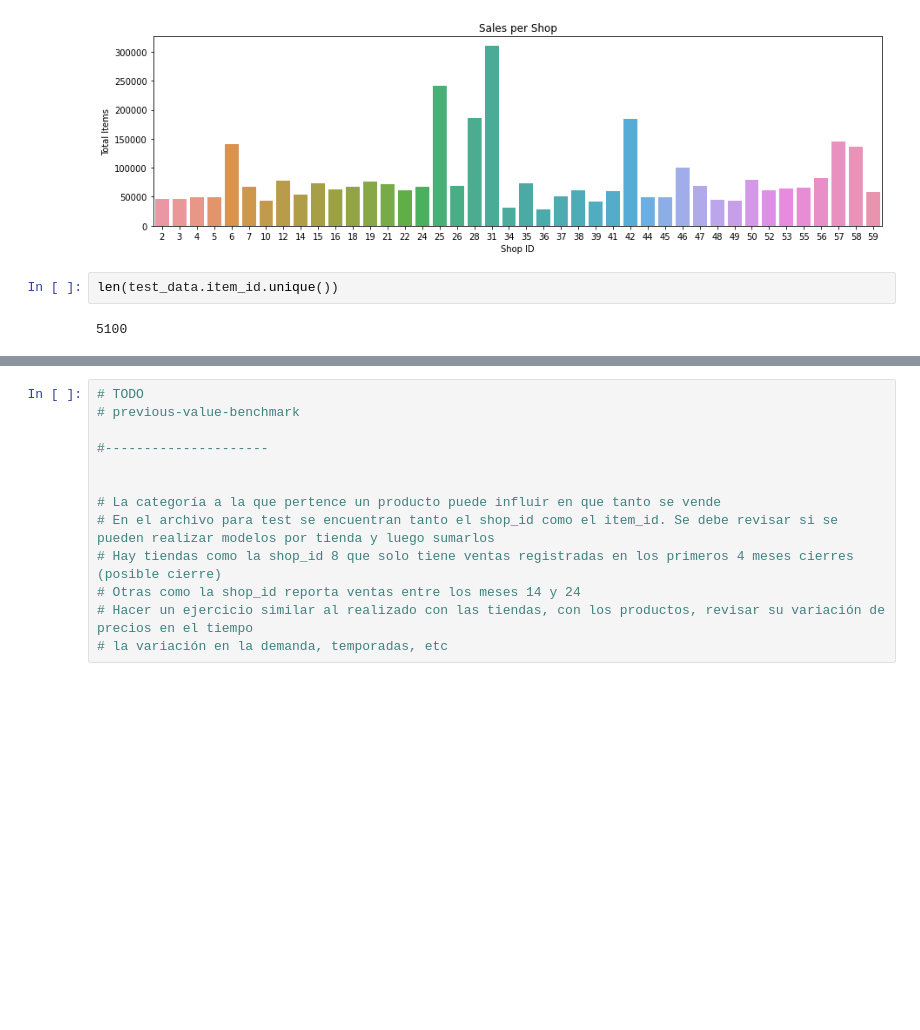
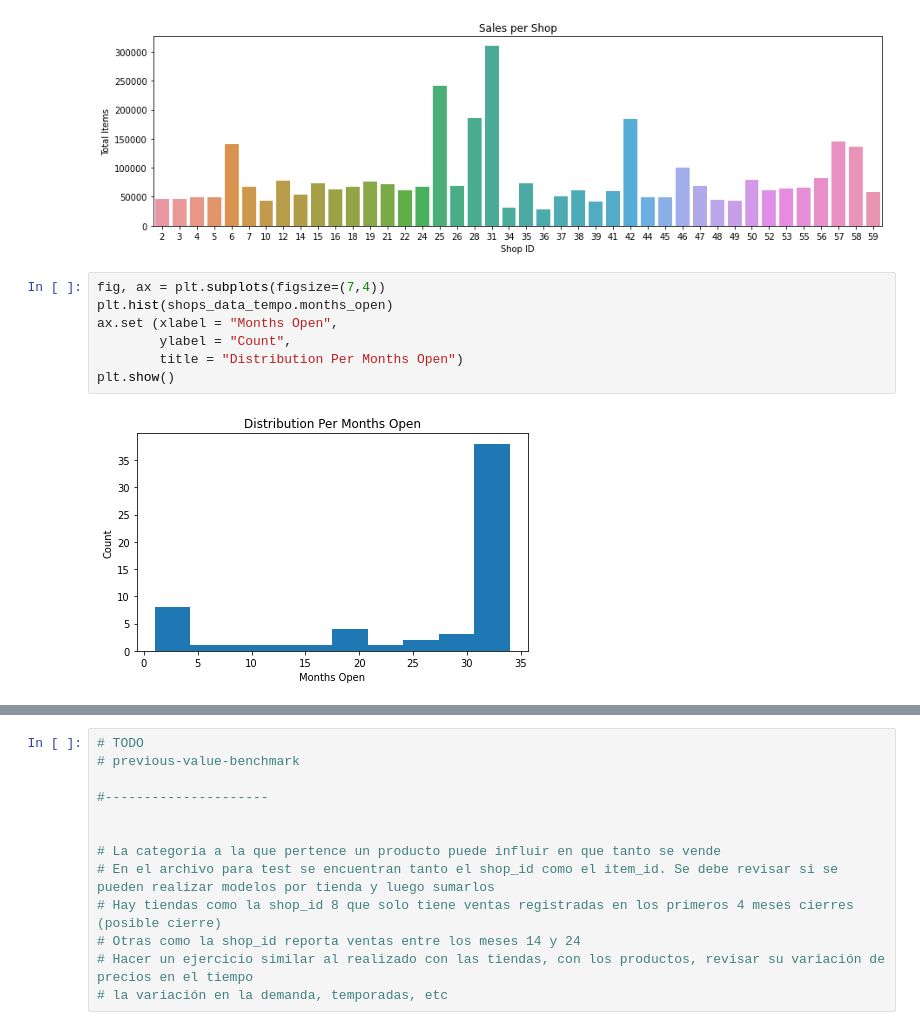
Before and after one commit to FutureAndroidLearn/coursera-kaggle-project, a Jupyter notebook: 01_EDA.ipynb, the cells around one changed output, grey strips where cells are left out. Cells and saved outputs as stored; diff of their text form; blank space fills up the shorter version.

```diff
--- a/01_EDA.ipynb
+++ b/01_EDA.ipynb
@@ -361,7 +361,12 @@ ax.set (xlabel = "Shop ID",
 plt.show()
 # %% [output]
 [figure]
-# %%
-len(test_data.item_id.unique())
-# %% [output]
-5100
+# %%
+fig, ax = plt.subplots(figsize=(7,4))
+plt.hist(shops_data_tempo.months_open)
+ax.set (xlabel = "Months Open",
+        ylabel = "Count",
+        title = "Distribution Per Months Open")
+plt.show()
+# %% [output]
+[figure, added]
```
Also changed, not shown: parts of 10 cells of this notebook.
